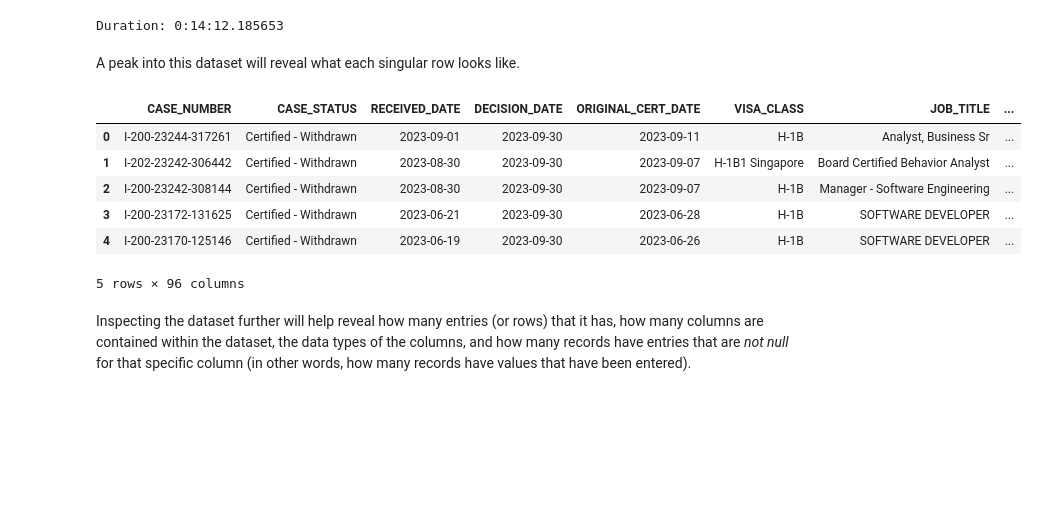
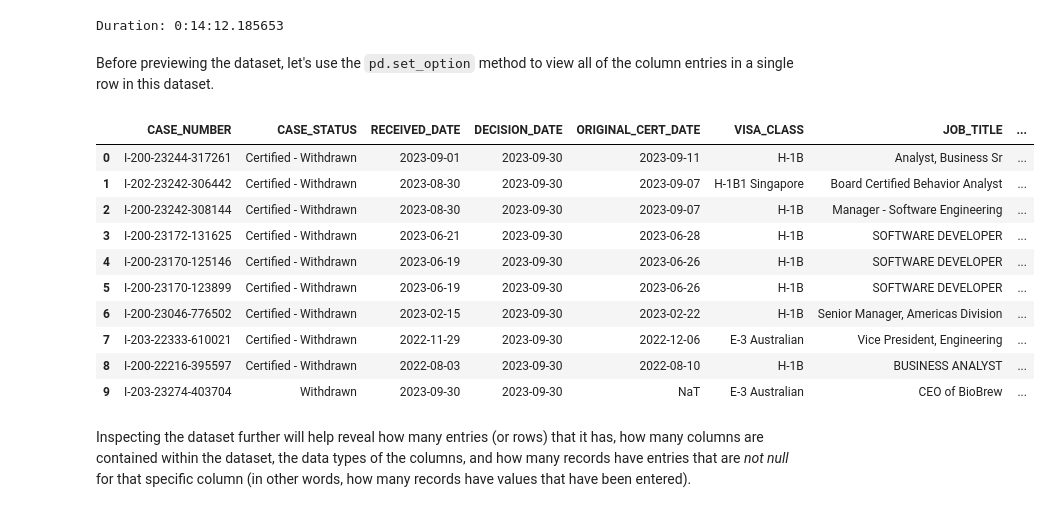
Before and after one commit to Tinashe-04/CareerPalz, a Jupyter notebook: LCA_Disclosure_Data_FY2023_complete_year.ipynb, the cells around one changed output. Cells and saved outputs as stored; diff of their text form; code cells hidden in the pictures; blank space fills up the shorter version.

```diff
--- a/LCA_Disclosure_Data_FY2023_complete_year.ipynb
+++ b/LCA_Disclosure_Data_FY2023_complete_year.ipynb
@@ -38,19 +38,24 @@ end_time = datetime.datetime.now()
 print('Duration: {}'.format(end_time - start_time))
 # %% [output]
 Duration: 0:14:12.185653
-# %% [markdown]
-A peak into this dataset will reveal what each singular row looks like.
+# %% [markdown]
+Before previewing the dataset, let's use the `pd.set_option` method to view all of the column entries in a single row in this dataset.
 # %%
-# Preview the first 5 rows of the dataset
-data.head()
+# Use pd.set_option to display all columns in the dataset and preview the first 10 rows of the dataset
+pd.set_option('display.max_columns', None)
+data.head(10)
 # %% [output]
 |  | CASE_NUMBER | CASE_STATUS | RECEIVED_DATE | DECISION_DATE | ORIGINAL_CERT_DATE | VISA_CLASS | JOB_TITLE | ... |
 | 0 | I-200-23244-317261 | Certified - Withdrawn | 2023-09-01 | 2023-09-30 | 2023-09-11 | H-1B | Analyst, Business Sr | ... |
 | 1 | I-202-23242-306442 | Certified - Withdrawn | 2023-08-30 | 2023-09-30 | 2023-09-07 | H-1B1 Singapore | Board Certified Behavior Analyst | ... |
 | 2 | I-200-23242-308144 | Certified - Withdrawn | 2023-08-30 | 2023-09-30 | 2023-09-07 | H-1B | Manager - Software Engineering | ... |
 | 3 | I-200-23172-131625 | Certified - Withdrawn | 2023-06-21 | 2023-09-30 | 2023-06-28 | H-1B | SOFTWARE DEVELOPER | ... |
 | 4 | I-200-23170-125146 | Certified - Withdrawn | 2023-06-19 | 2023-09-30 | 2023-06-26 | H-1B | SOFTWARE DEVELOPER | ... |
+| 5 | I-200-23170-123899 | Certified - Withdrawn | 2023-06-19 | 2023-09-30 | 2023-06-26 | H-1B | SOFTWARE DEVELOPER | ... |
+| 6 | I-200-23046-776502 | Certified - Withdrawn | 2023-02-15 | 2023-09-30 | 2023-02-22 | H-1B | Senior Manager, Americas Division | ... |
+| 7 | I-203-22333-610021 | Certified - Withdrawn | 2022-11-29 | 2023-09-30 | 2022-12-06 | E-3 Australian | Vice President, Engineering | ... |
+| 8 | I-200-22216-395597 | Certified - Withdrawn | 2022-08-03 | 2023-09-30 | 2022-08-10 | H-1B | BUSINESS ANALYST | ... |
+| 9 | I-203-23274-403704 | Withdrawn | 2023-09-30 | 2023-09-30 | NaT | E-3 Australian | CEO of BioBrew | ... |
-5 rows × 96 columns
 # %% [markdown]
 Inspecting the dataset further will help reveal how many entries (or rows) that it has, how many columns are contained within the dataset, the data types of the columns, and how many records have entries that are *not null* for that specific column (in other words, how many records have values that have been entered).
 # %%
```
Also changed, not shown: parts of 16 cells of this notebook.
